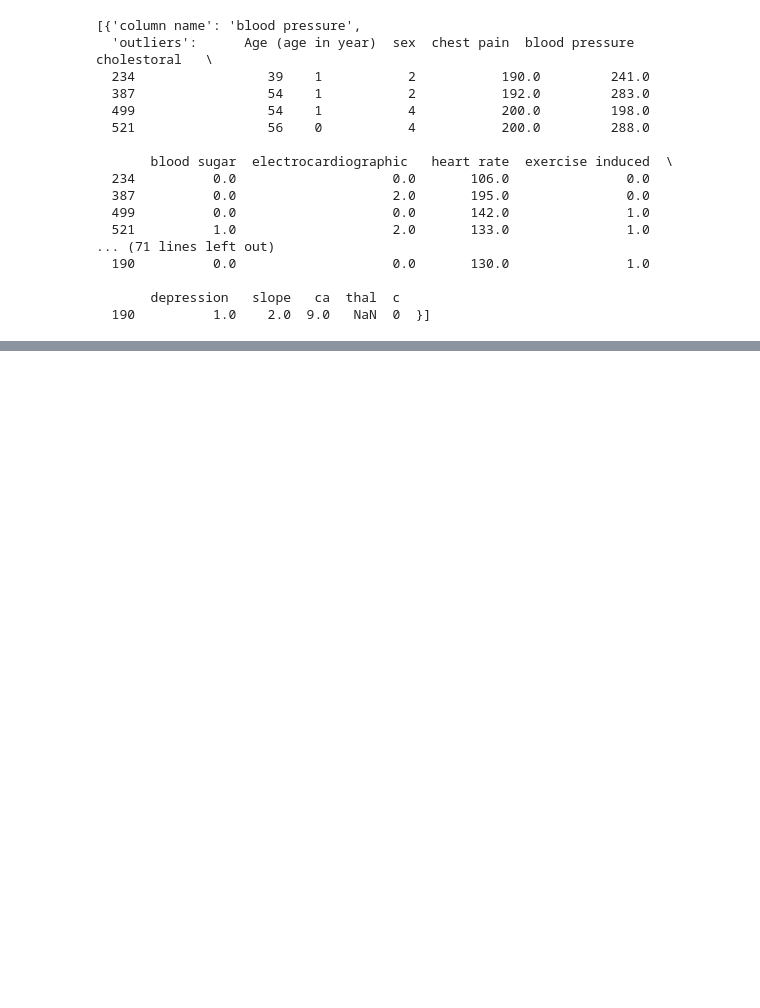
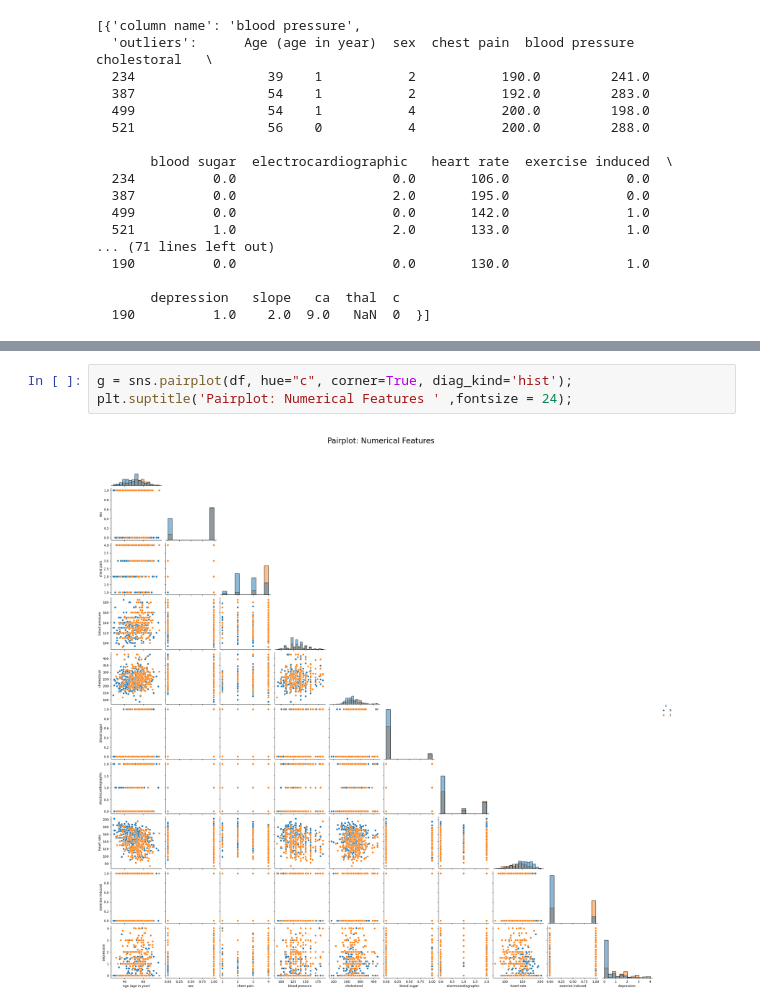
Before and after one commit to FatemehKashfi/Heart-Analysis, a Jupyter notebook: heart_data.ipynb, the cells around one changed output, grey strips where cells are left out. Drawn from its saved outputs; the diff is of its cells as text; blank space fills up the shorter version.

```diff
--- a/heart_data.ipynb
+++ b/heart_data.ipynb
@@ -208,0 +451,5 @@ list
+# %%
+g = sns.pairplot(df, hue="c", corner=True, diag_kind='hist');
+plt.suptitle('Pairplot: Numerical Features ' ,fontsize = 24);
+# %% [output]
+[figure, added]
```
Also changed, not shown: parts of 25 cells of this notebook.
